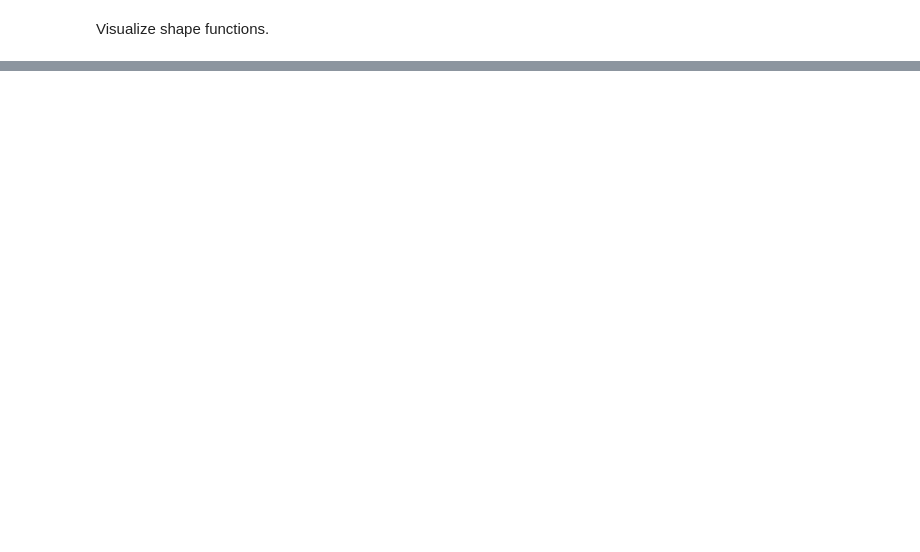
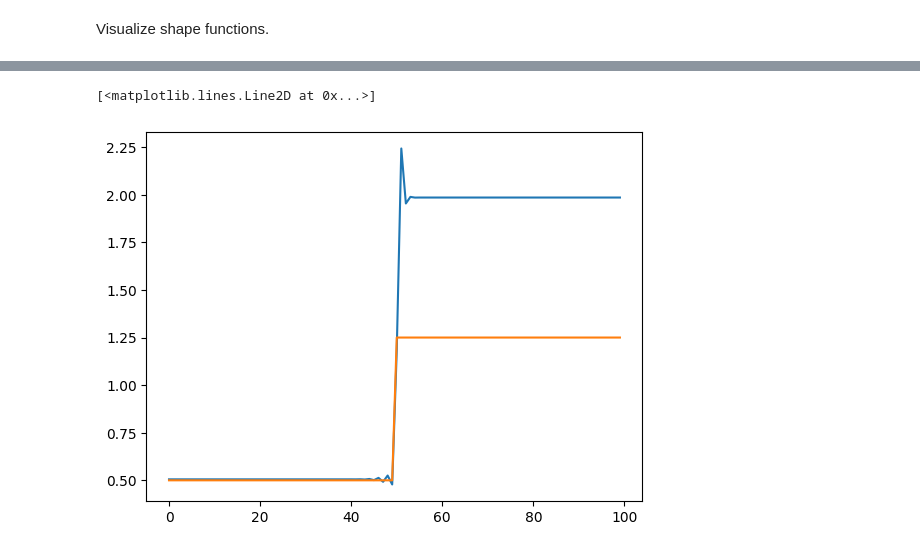
Before and after one commit to natrask/ENM5310, a Jupyter notebook: FEM_tutorial_PDEconstrainedopt.ipynb, the cells around one changed output, grey strips where cells are left out. Cells and saved outputs as stored; diff of their text form; code cells hidden in the pictures; blank space fills up the shorter version.

```diff
--- a/FEM_tutorial_PDEconstrainedopt.ipynb
+++ b/FEM_tutorial_PDEconstrainedopt.ipynb
@@ -91,0 +158,6 @@ sess.run(tf.global_variables_initializer()) #initialize model
+# %%
+plt.plot(sess.run(kappa_nodal))
+plt.plot(1./kappa_target(points)+.25)
+# %% [output]
+[<matplotlib.lines.Line2D at 0x...>]
+[figure, added]
```
Also changed, not shown: parts of 9 cells of this notebook.
